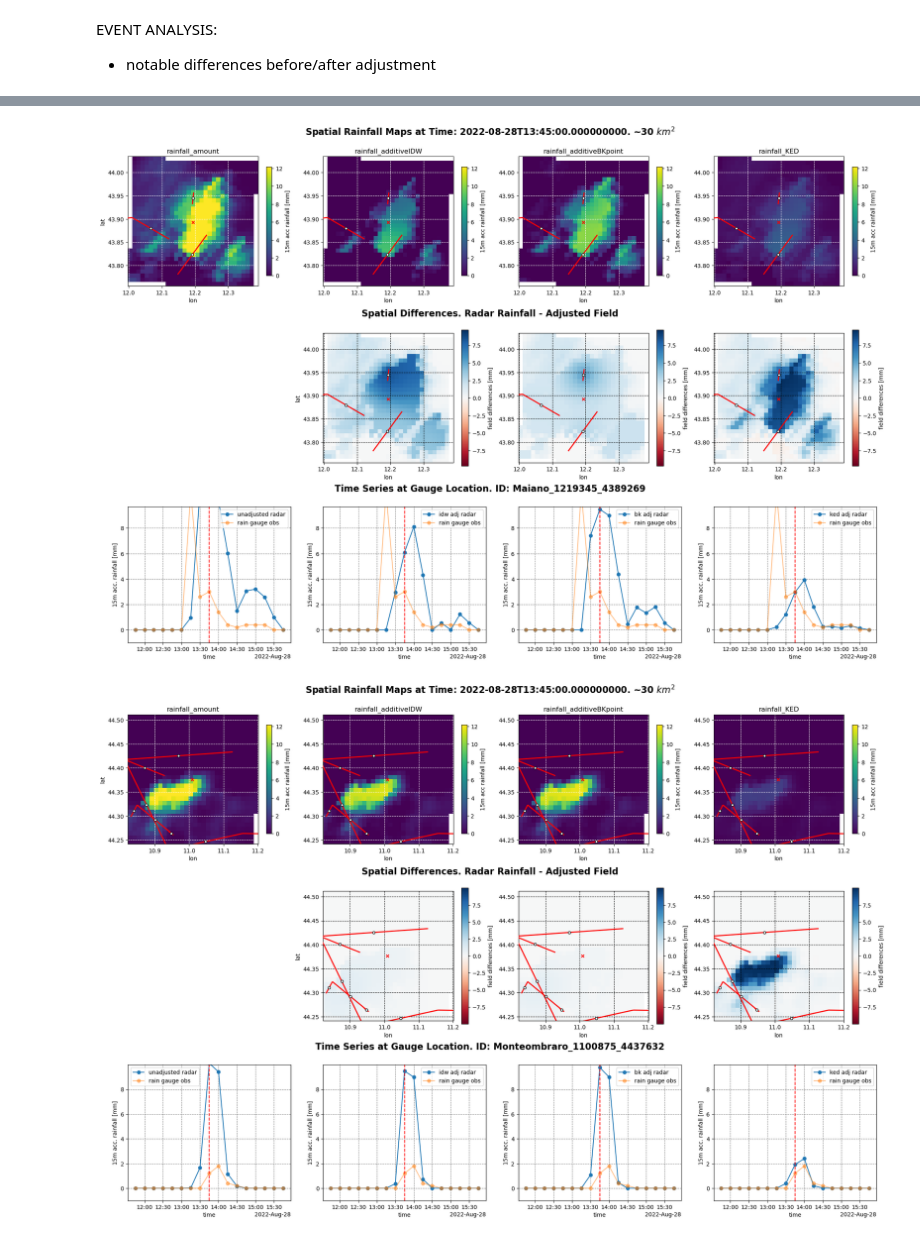
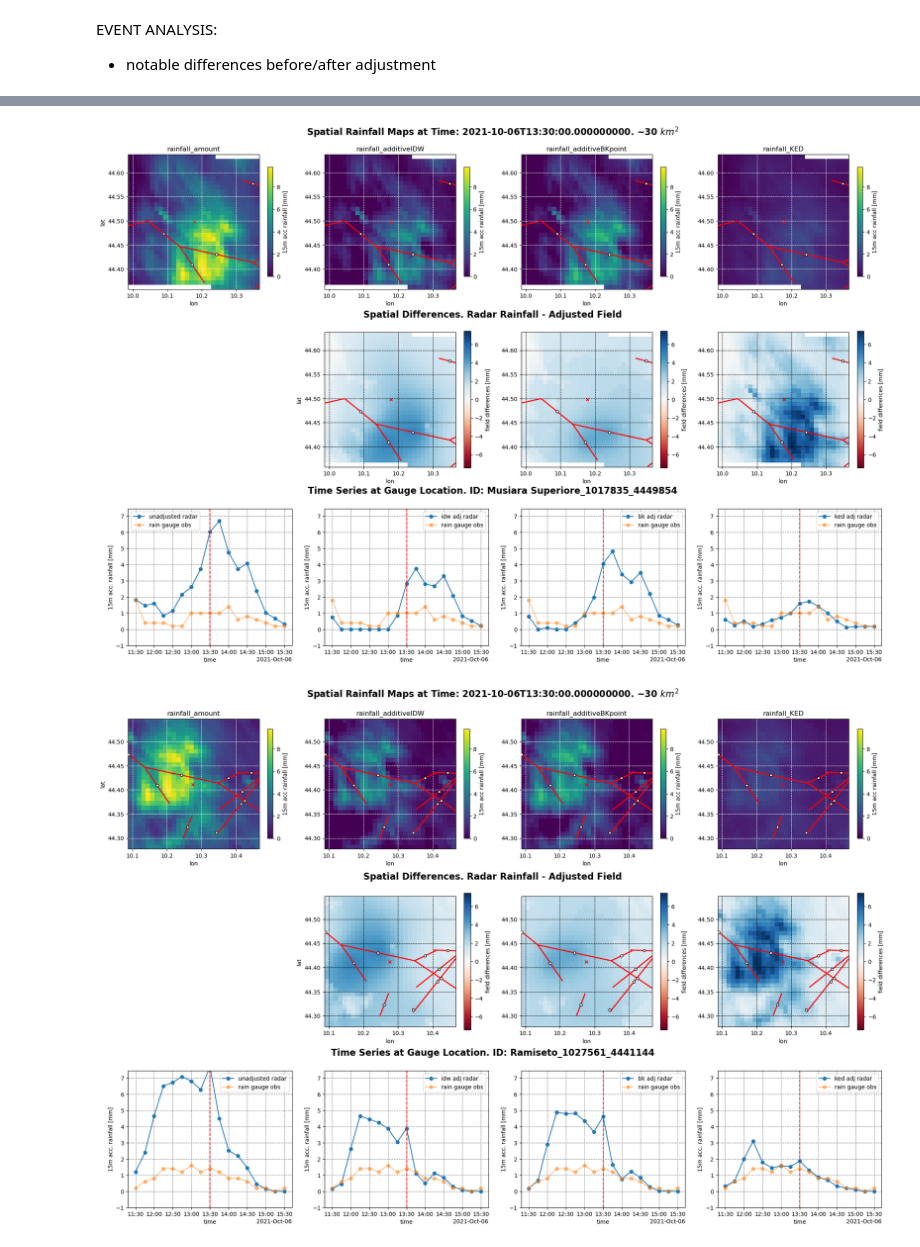
Before and after one commit to EliaCovi/radar_adjustment_intercomparison, a Jupyter notebook: 4_adjustment_analysis.ipynb, the cells around one changed output, grey strips where cells are left out. Saved outputs shown, nothing was run; the diff lists cells and outputs as text; code cells hidden in the pictures.

```diff
--- a/4_adjustment_analysis.ipynb
+++ b/4_adjustment_analysis.ipynb
@@ -21,8 +21,8 @@ ds_cmls = ds_cmls.R_acc.resample(time = '15min', label='right', closed='right').
 ds_cmls = ds_cmls.reduce(np.nanmean, dim='sublink_id')
 
 # Slice in time
-start = '2022-08-01T00'
-end = '2022-08-31T00'
+start = '2021-10-01T00'
+end = '2021-10-30T00'
 ds_gauges = ds_gauges.sel(time = slice(start, end))
 ds_rad = ds_rad.sel(time = slice(start, end))
 ds_cmls = ds_cmls.sel(time = slice(start, end))
@@ -28,0 +43,30 @@ ds_cmls = ds_cmls.sel(time = slice(start, end))
+# %%
+mask = (ds_rad.rainfall_amount == 0) & (ds_rad.rainfall_additiveIDW == 0) & (ds_rad.rainfall_additiveBKpoint == 0) & (ds_rad.rainfall_KED == 0)
+ds_rad_qqplot = xr.where(mask, np.nan, ds_rad)
+
+rad_q = np.nanquantile(ds_rad_qqplot.rainfall_amount.values.flatten(), np.arange(0,1.001, 0.001))
+idw_q = np.nanquantile(ds_rad_qqplot.rainfall_additiveIDW.values.flatten(), np.arange(0,1.001, 0.001))
+bk_q = np.nanquantile(ds_rad_qqplot.rainfall_additiveBKpoint.values.flatten(), np.arange(0,1.001, 0.001))
+ked_q = np.nanquantile(ds_rad_qqplot.rainfall_KED.values.flatten(), np.arange(0,1.001, 0.001))
+fig, ax = plt.subplots(figsize=(6, 6))
+
+ax.plot(rad_q, idw_q, alpha=0.5, marker='o', linestyle='-', label='IDW')
+ax.plot(rad_q, bk_q, alpha=0.5, marker='o', linestyle='-', label='BK')
+ax.plot(rad_q, ked_q, alpha=0.5, marker='o', linestyle='-', label='KED')
+
+ax.set_yscale('log')
+ax.set_xscale('log')
+
+max_val = max(rad_q.max(), idw_q.max(), bk_q.max(), ked_q.max())
+
+ax.plot([0.01, max_val], [0.01, max_val], 'k--')
+
+ax.set_xlabel('radar field')
+ax.set_ylabel('adjusted field')
+ax.set_title('Q Q plot')
+ax.legend()
+ax.grid(linestyle='--', color='gray')
+
+plt.show()
+
+del rad_q, idw_q, bk_q, ked_q
@@ -278,5 +323,0 @@ for i in range(4):
-# %%
-fig, ax=plt.subplots(1,3, figsize=(30,6))
-ds_rad.rainfall_KED.sel(time='2022-08-18T19:45:00.000000000').plot(ax=ax[0], vmax=15)
-ds_rad.rainfall_KED.sel(time='2022-08-07T04:30:00.000000000').plot(ax=ax[1], vmax=15)
-ds_rad.rainfall_KED.sel(time='2022-08-19T06:00:00.000000000').plot(ax=ax[2], vmax=15)
@@ -334,7 +362,7 @@ for t in test.time.values:
 # %%
 # SELECT TIME AND RAIN GAUGES
-seltime = '2022-08-28T13:45:00.000000000'
-selids = ['Maiano_1219345_4389269','Monteombraro_1100875_4437632','Bardi_973284_4463379']
+seltime = '2021-10-06T13:30:00.000000000'
+selids = ['Musiara Superiore_1017835_4449854','Ramiseto_1027561_4441144','Selvanizza_1023567_4443999']
 # area [km2] to display around the station
 area_maps = 30
 # how many hours to display before and after seltime
@@ -401,32 +429,32 @@ for sid in selids:
         ax[1,i].scatter(gdf.middle_lon, gdf.middle_lat, color='white', edgecolor='black', s=20, zorder=6)
 
     ax[1,1].set_ylabel('lat')
 
     # plot time series
     interval = slice(np.datetime64(seltime)-np.timedelta64(deltah_timeline,'h'),
                      np.datetime64(seltime)+np.timedelta64(deltah_timeline,'h'))
     ds_gauges.rainfall_radar.sel(id=sid, time=interval).plot.line(ax=ax[2,0], marker='o', label='unadjusted radar')
     ds_gauges.rainfall_amount.sel(id=sid, time=interval).plot.line(ax=ax[2,0], marker='o', label='rain gauge obs', alpha=.5)
     ds_gauges.adjust_idw.sel(id=sid, time=interval).plot.line(ax=ax[2,1], marker='o', label='idw adj radar')
     ds_gauges.rainfall_amount.sel(id=sid, time=interval).plot.line(ax=ax[2,1], marker='o', label='rain gauge obs', alpha=.5)
     ds_gauges.adjust_bk.sel(id=sid, time=interval).plot.line(ax=ax[2,2], marker='o', label='bk adj radar')
     ds_gauges.rainfall_amount.sel(id=sid, time=interval).plot.line(ax=ax[2,2], marker='o', label='rain gauge obs', alpha=.5)
     ds_gauges.adjust_ked.sel(id=sid, time=interval).plot.line(ax=ax[2,3], marker='o', label='ked adj radar')
     ds_gauges.rainfall_amount.sel(id=sid, time=interval).plot.line(ax=ax[2,3], marker='o', label='rain gauge obs', alpha=.5)
     for i in range(4):
         ax[2,i].grid(linestyle='--', c='gray')
         ax[2,i].axvline(x=np.datetime64(seltime), c='red', linestyle='--')
         ax[2,i].set_ylim([-1, vmax])
         ax[2,i].legend()
         ax[2,i].set_ylabel('15m acc. rainfall [mm]')
         ax[2,i].set_title('')
 
     fig.text(0.5, 0.95, 'Spatial Rainfall Maps at Time: '+seltime+'. ~'+str(area_maps)+' $km^2$', ha='center', fontsize=16, fontweight='bold')
     fig.text(0.5, 0.65, 'Spatial Differences. Radar Rainfall - Adjusted Field', ha='center', fontsize=16, fontweight='bold')
     fig.text(0.5, 0.36, 'Time Series at Gauge Location. ID: '+sid, ha='center', fontsize=16, fontweight='bold')
     plt.subplots_adjust(hspace=0.3, top=0.92)
 
     fig.delaxes(ax[1,0])
 # %% [output]
-[figure, old version]
+[figure, new version]
-[figure, old version]
+[figure, new version]
```
Also changed, not shown: parts of 21 cells of this notebook, 3 other files.
